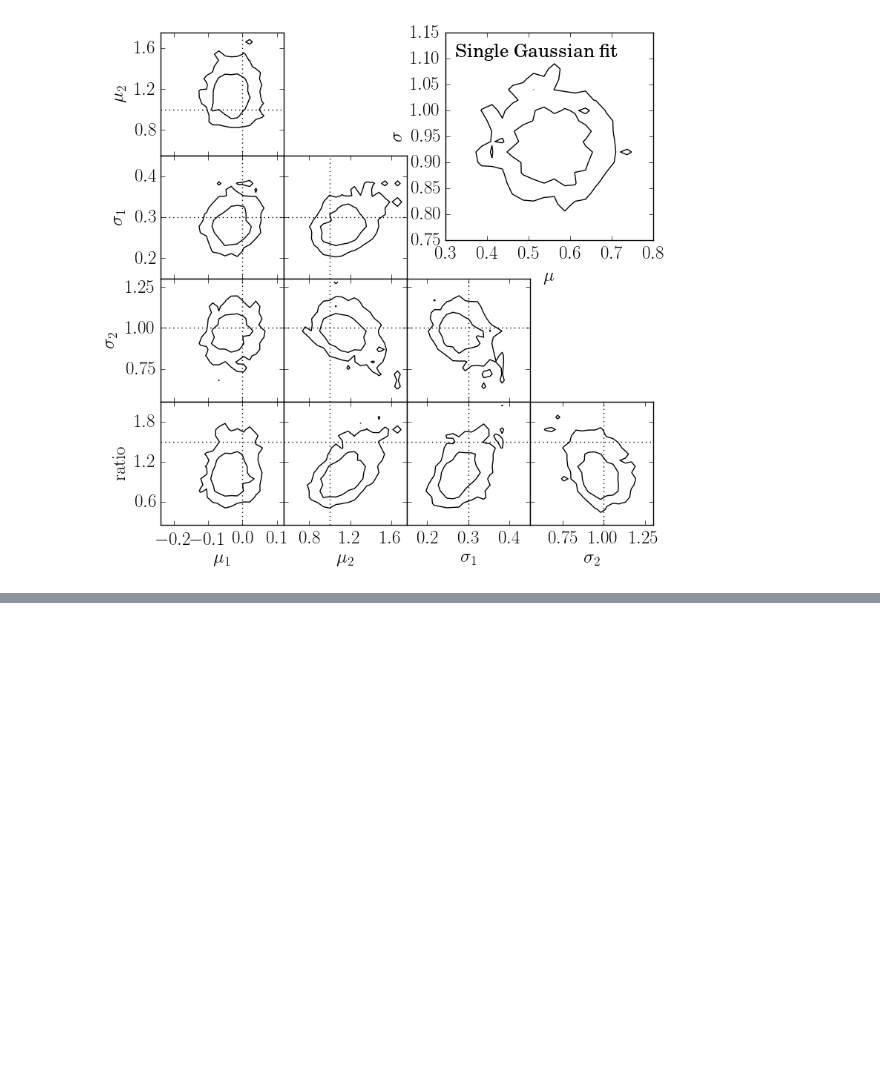
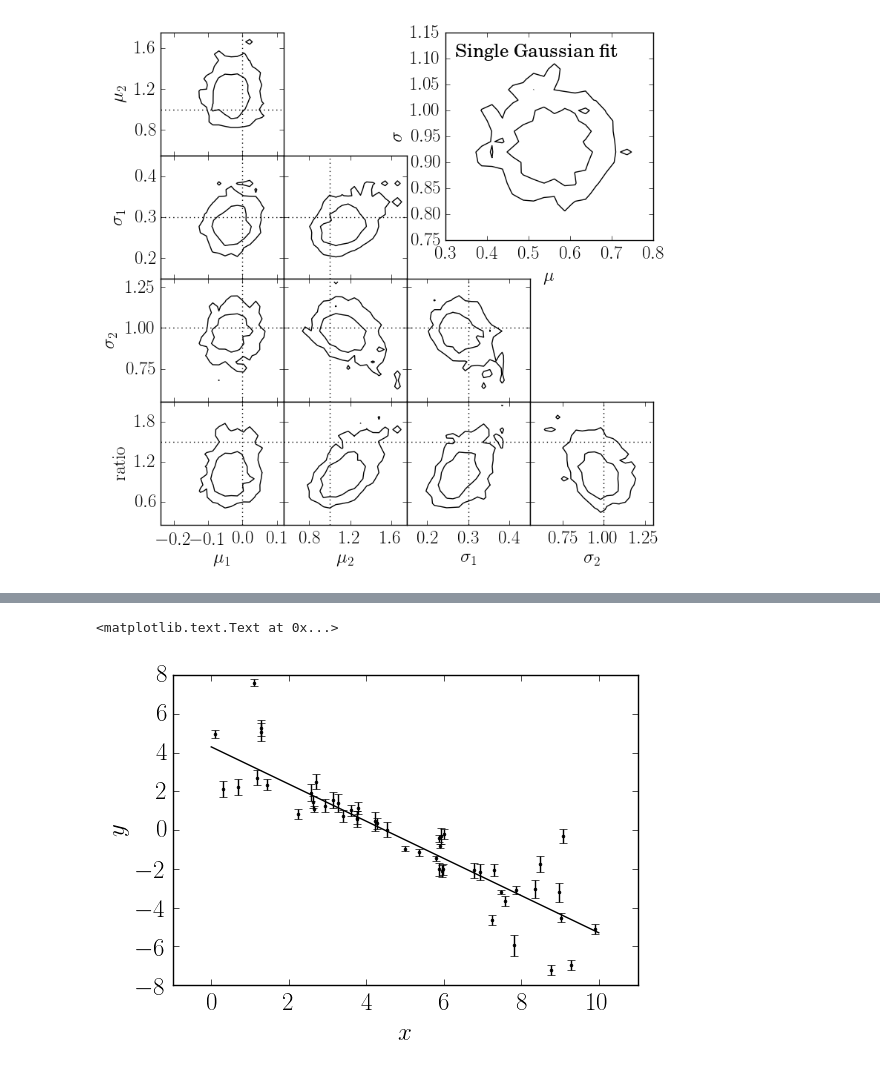
Before and after one commit to UA-ast502-2017/classnotebooks, a Jupyter notebook: lectures/ast502-lecture8.ipynb, the cells around one changed output, grey strips where cells are left out. Cells and saved outputs as stored; diff of their text form; code cells hidden in the pictures; blank space fills up the shorter version.

```diff
--- a/lectures/ast502-lecture8.ipynb
+++ b/lectures/ast502-lecture8.ipynb
@@ -620,0 +623,25 @@ https://chi-feng.github.io/mcmc-demo/app.html#HamiltonianMC,banana
+# %%
+## Code taken from http://dfm.io/emcee/current/user/line/
+
+# Choose the "true" parameters.
+m_true = -0.9594
+b_true = 4.294
+f_true = 0.534
+
+# Generate some synthetic data from the model.
+N = 50
+x = np.sort(10*np.random.rand(N))
+yerr = 0.1+0.5*np.random.rand(N)
+y = m_true*x+b_true
+y += np.abs(f_true*y) * np.random.randn(N)
+y += yerr * np.random.randn(N)
+
+errorbar(x, y, yerr=yerr, fmt='o', c='k', ms=2)
+x_true = linspace(0, 10)
+plot(x_true, x_true*m_true+b_true, c='k')
+xlim(-1, 11)
+xlabel('$x$')
+ylabel('$y$')
+# %% [output]
+<matplotlib.text.Text at 0x...>
+[figure, added]
```
Also changed, not shown: parts of 29 cells of this notebook.
